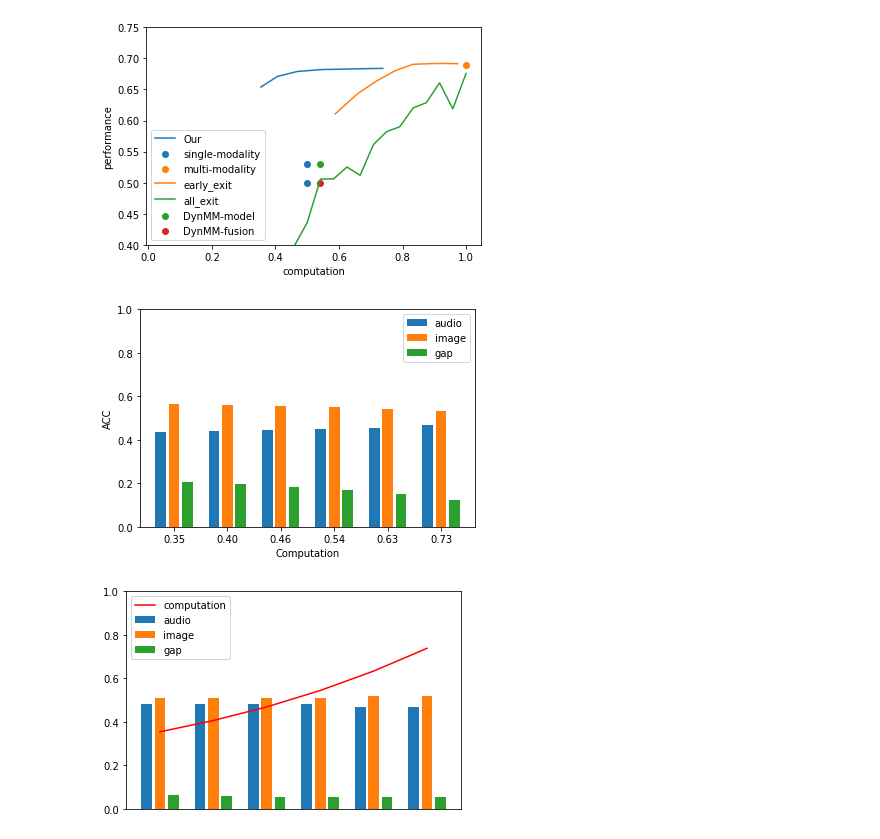
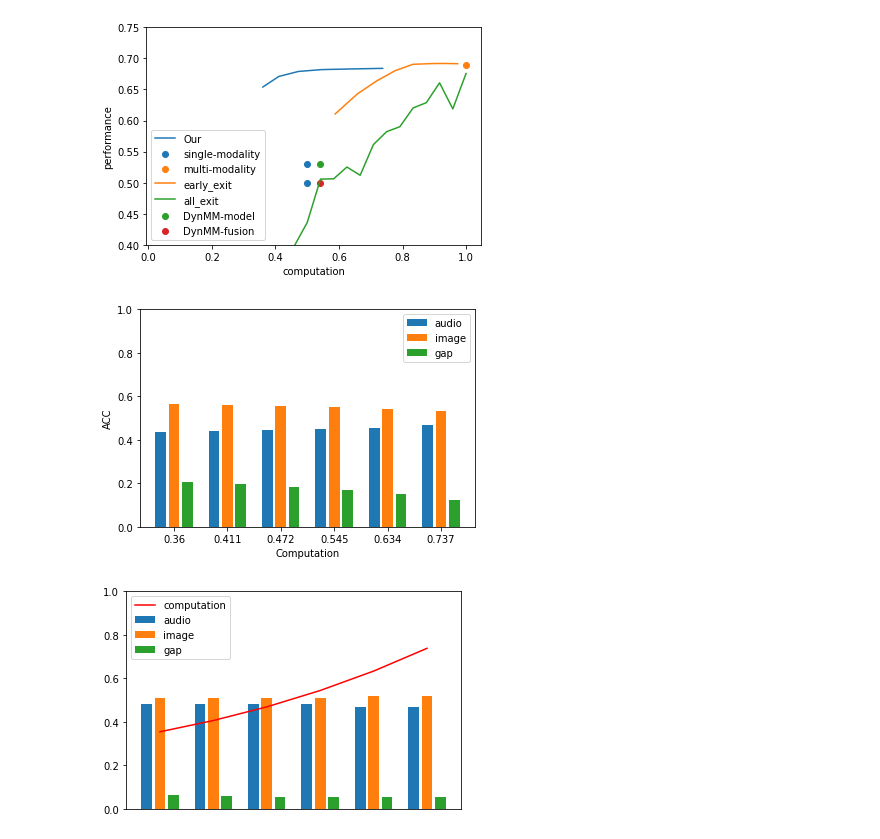
Before and after one commit to lixinghe1999/multi_modal, a Jupyter notebook: plot.ipynb, the cells around one changed output. Drawn from its saved outputs; the diff is of its cells as text; code cells hidden in the pictures.

```diff
--- a/plot.ipynb
+++ b/plot.ipynb
@@ -45,22 +43,22 @@ plt.show()
 [figure]
 # %%
 ratio = [0.3, 0.4, 0.5, 0.6, 0.7, 0.8]
-computation = [str((1 + r + r**2 + r**3)/4)[:4] for r in ratio]
+computation = [i/35.8 for i in [12.9, 14.7, 16.9, 19.5, 22.7, 26.4]]
 modality = [[0.43456122, 0.56543878, 0.20832791], [0.4387404,  0.5612596,  0.19698555],
             [0.44318426, 0.55681574, 0.18439523], [0.44848041, 0.55151959, 0.17053524],
             [0.45636093, 0.54363907, 0.15178096], [0.46759004, 0.53240996, 0.12514269]]
 plt.bar(range(0, 24, 4), [modality[i][0] for i in range(len(ratio))], label='audio')
 plt.bar(range(1, 24, 4), [modality[i][1] for i in range(len(ratio))], label='image')
 plt.bar(range(2, 24, 4), [modality[i][2] for i in range(len(ratio))], label='gap')
 # plt.plot(range(1, 24, 4), computation, c='r', label='computation')
 plt.legend()
 plt.ylim([0, 1])
 plt.ylabel('ACC')
-plt.xticks(range(1, 24, 4), computation)
+plt.xticks(range(1, 24, 4), np.round(computation, 3))
 plt.xlabel('Computation')
 plt.show()
 # %% [output]
-[figure, old version]
+[figure, new version]
 # %%
 ratio = [0.3, 0.4, 0.5, 0.6, 0.7, 0.8]
 computation = [(1 + r + r**2 + r**3)/4 for r in ratio]
```
Also changed, not shown: parts of 1 cell of this notebook, 8 other files.
